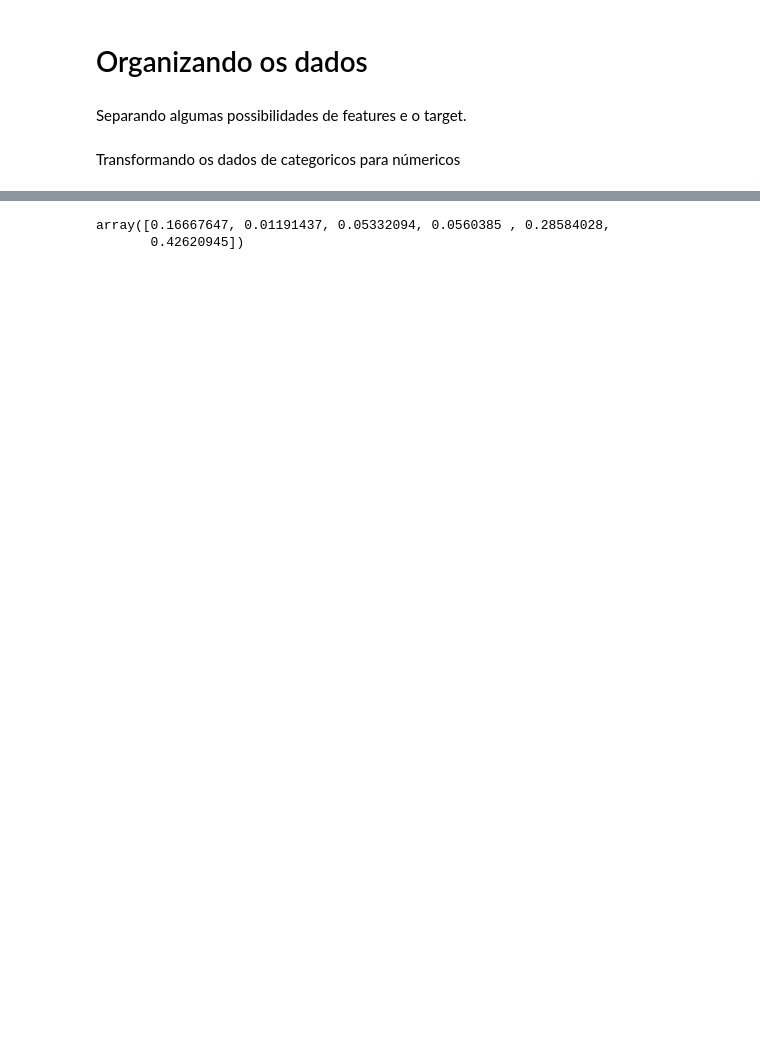
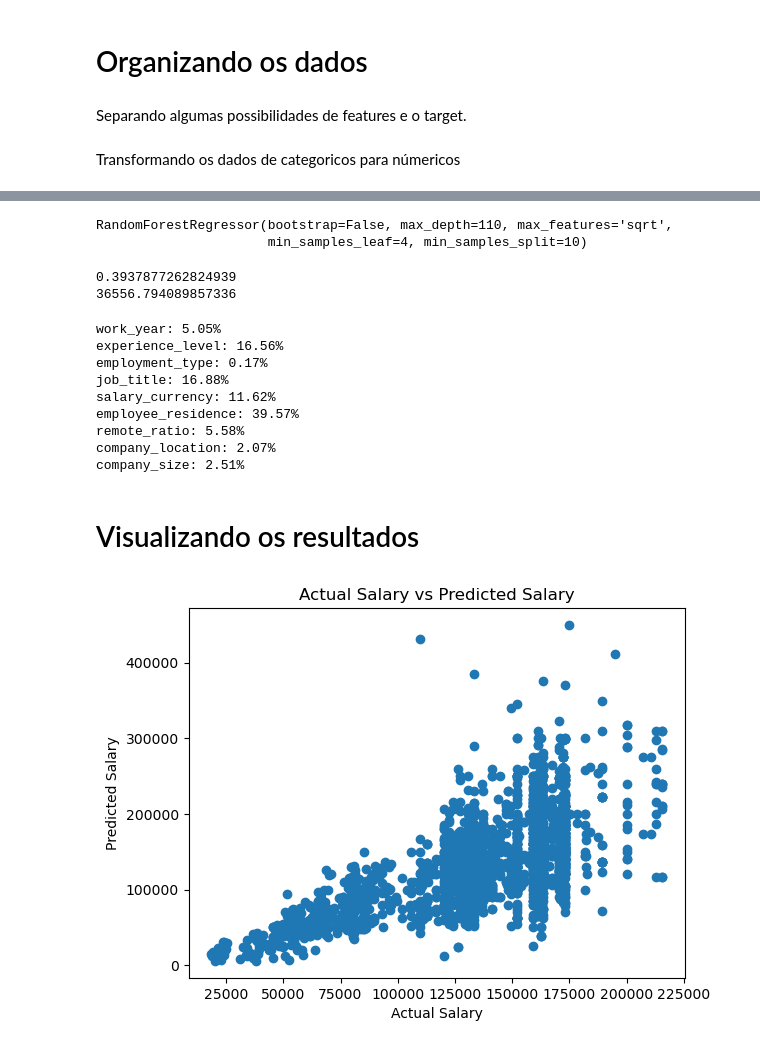
Before and after one commit to duckdogersxd/Data4all_ML, a Jupyter notebook: Projeto Salário Data Science.ipynb, the cells around one changed output, grey strips where cells are left out. Cells and saved outputs as stored; diff of their text form; code cells hidden in the pictures; blank space fills up the shorter version.

```diff
--- a/Projeto Salário Data Science.ipynb
+++ b/Projeto Salário Data Science.ipynb
@@ -124,0 +211,30 @@ print(mean_absolute_error(y_test, y_pred))
+# %%
+n_estimators = [5,20,50,100] # number of trees in the random forest
+max_features = ['auto', 'sqrt'] # number of features in consideration at every split
+max_depth = [int(x) for x in np.linspace(10, 120, num = 12)] # maximum number of levels allowed in each decision tree
+min_samples_split = [2, 6, 10] # minimum sample number to split a node
+min_samples_leaf = [1, 3, 4] # minimum sample number that can be stored in a leaf node
+bootstrap = [True, False] # method used to sample data points
+
+random_grid = {'n_estimators': n_estimators,
+
+'max_features': max_features,
+
+'max_depth': max_depth,
+
+'min_samples_split': min_samples_split,
+
+'min_samples_leaf': min_samples_leaf,
+
+'bootstrap': bootstrap}
+# %%
+from sklearn.model_selection import RandomizedSearchCV
+
+rf = RandomForestRegressor()
+rf_random = RandomizedSearchCV(estimator = rf,param_distributions = random_grid, n_iter = 100, cv = 5, verbose=2, random_state=35, n_jobs = -1)
+
+rf_random.fit(X_train, y_train)
+
+print ('Random grid: ', random_grid, '\n')
+# print the best parameters
+print ('Best Parameters: ', rf_random.best_params_, ' \n')
@@ -125,6 +246,43 @@ print(mean_absolute_error(y_test, y_pred))
+# %%
+randmf = RandomForestRegressor(n_estimators = 100, min_samples_split = 10, min_samples_leaf= 4, max_features = 'sqrt', max_depth= 110, bootstrap=False)
+randmf.fit( X_train, y_train)
+# %% [output]
+RandomForestRegressor(bootstrap=False, max_depth=110, max_features='sqrt',
+                      min_samples_leaf=4, min_samples_split=10)
+# %%
+y_train_pred_rf = randmf.predict(( X_train))
+y_test_pred_rf = randmf.predict(( X_test ))
+# %%
+print(r2_score(y_test, randmf.predict((X_test))))
+print(mean_absolute_error(y_test, randmf.predict((X_test))))
+# %% [output]
+0.3937877262824939
+36556.794089857336
 # %%
-# Verificação da influencia de cada feature
-modelo.feature_importances_
+# Verificação da influência de cada feature
+
+feat_imp = modelo.feature_importances_
+feat_name = X.columns
+
+for i in range(len(X.columns)):
+    print(f'{feat_name[i]}: {str(round(feat_imp[i]*100,2))}%')
 # %% [output]
-array([0.16667647, 0.01191437, 0.05332094, 0.0560385 , 0.28584028,
-       0.42620945])
+work_year: 5.05%
+experience_level: 16.56%
+employment_type: 0.17%
+job_title: 16.88%
+salary_currency: 11.62%
+employee_residence: 39.57%
+remote_ratio: 5.58%
+company_location: 2.07%
+company_size: 2.51%
+# %% [markdown]
+# Visualizando os resultados
+# %%
+plt.scatter(y_train_pred_rf, y_train)
+plt.xlabel("Actual Salary")
+plt.ylabel("Predicted Salary")
+plt.title("Actual Salary vs Predicted Salary")
+plt.show()
+# %% [output]
+[figure, added]
```
Also changed, not shown: parts of 43 cells of this notebook.
